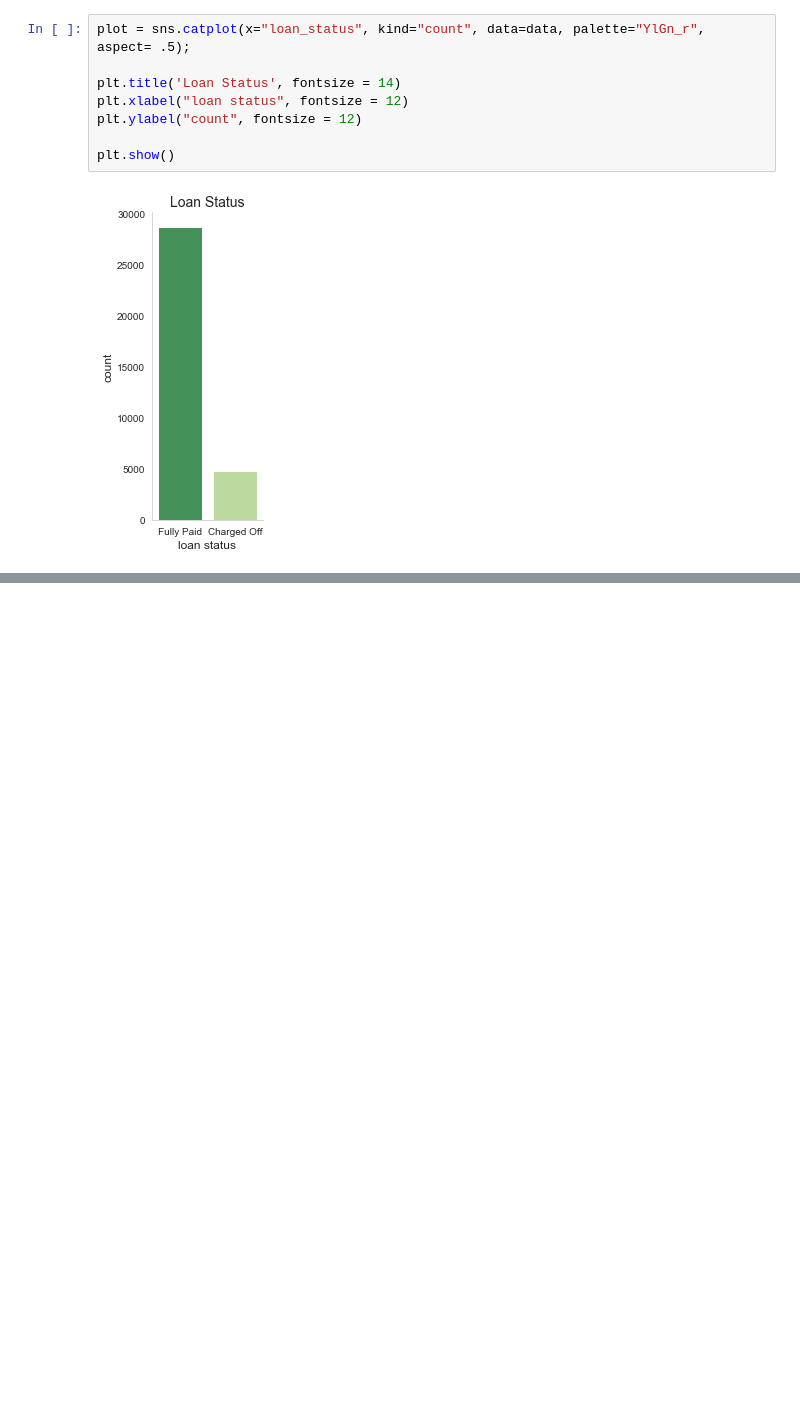
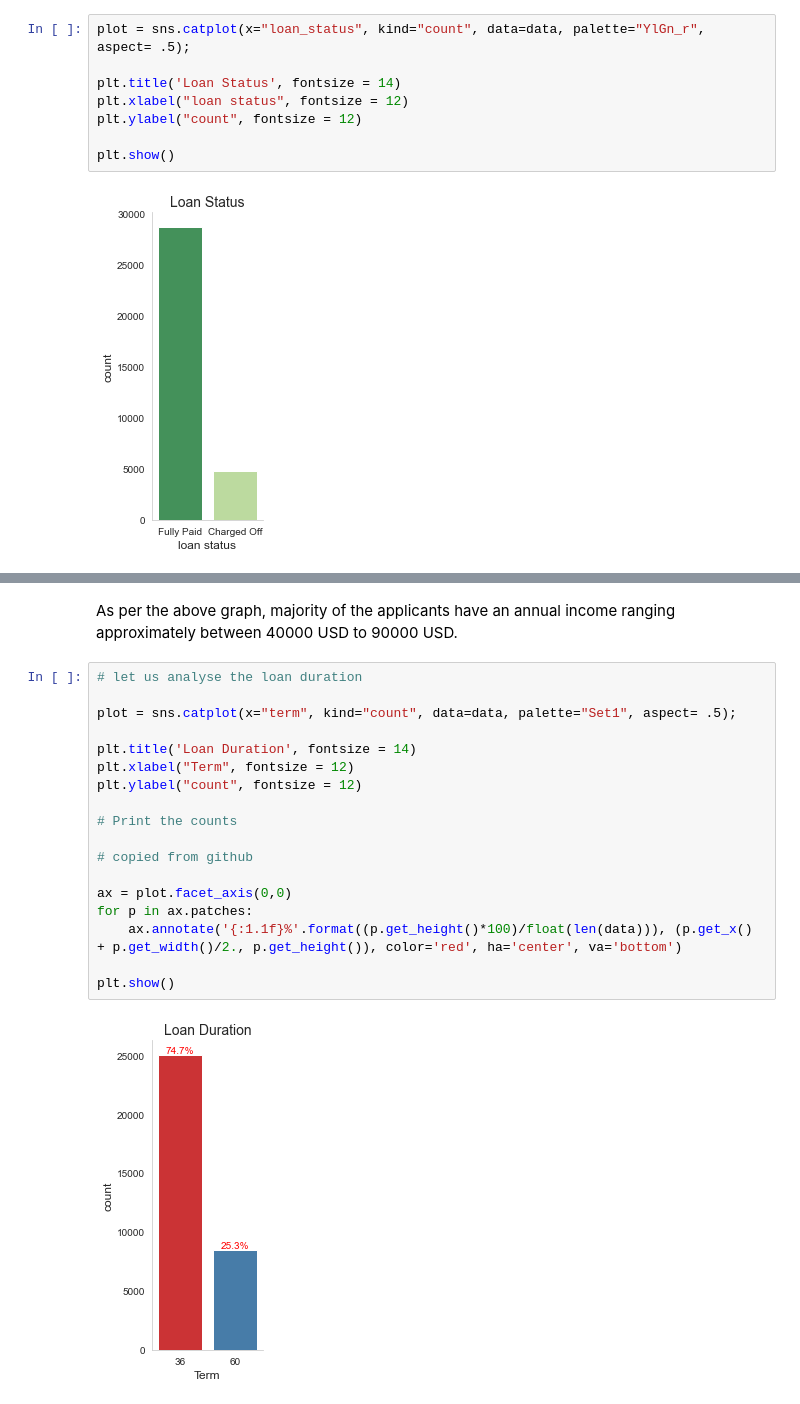
Before and after one commit to ananyaaD/Gramener-Case-Study, a Jupyter notebook: Gramener Case Study.ipynb, the cells around one changed output, grey strips where cells are left out. Drawn from its saved outputs; the diff is of its cells as text; blank space fills up the shorter version.

```diff
--- a/Gramener Case Study.ipynb
+++ b/Gramener Case Study.ipynb
@@ -590,0 +614,22 @@ plt.show()
+# %% [markdown]
+As per the above graph, majority of the applicants have an annual income ranging approximately between 40000 USD to 90000 USD.
+# %%
+# let us analyse the loan duration
+
+plot = sns.catplot(x="term", kind="count", data=data, palette="Set1", aspect= .5);
+
+plt.title('Loan Duration', fontsize = 14)
+plt.xlabel("Term", fontsize = 12)
+plt.ylabel("count", fontsize = 12)
+
+# Print the counts
+
+# copied from github
+
+ax = plot.facet_axis(0,0)
+for p in ax.patches:
+    ax.annotate('{:1.1f}%'.format((p.get_height()*100)/float(len(data))), (p.get_x() + p.get_width()/2., p.get_height()), color='red', ha='center', va='bottom')
+
+plt.show()
+# %% [output]
+[figure, added]
```
Also changed, not shown: parts of 13 cells of this notebook.
